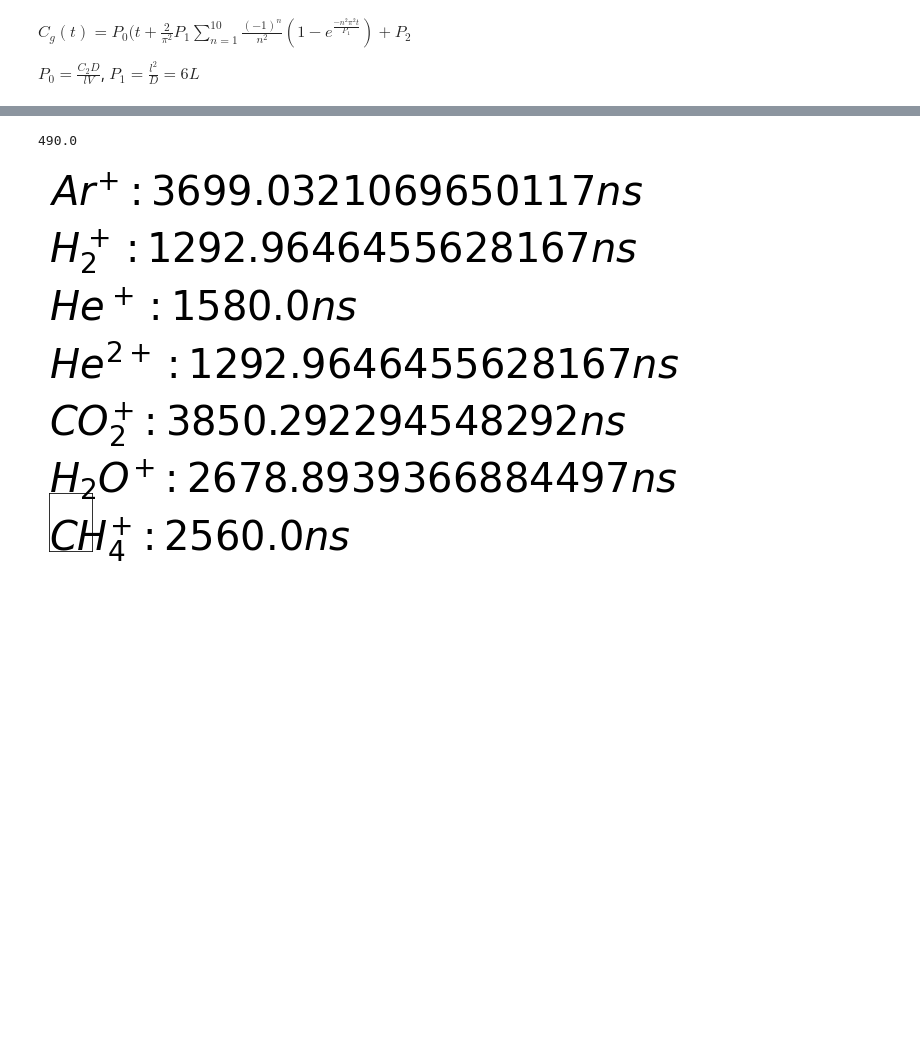
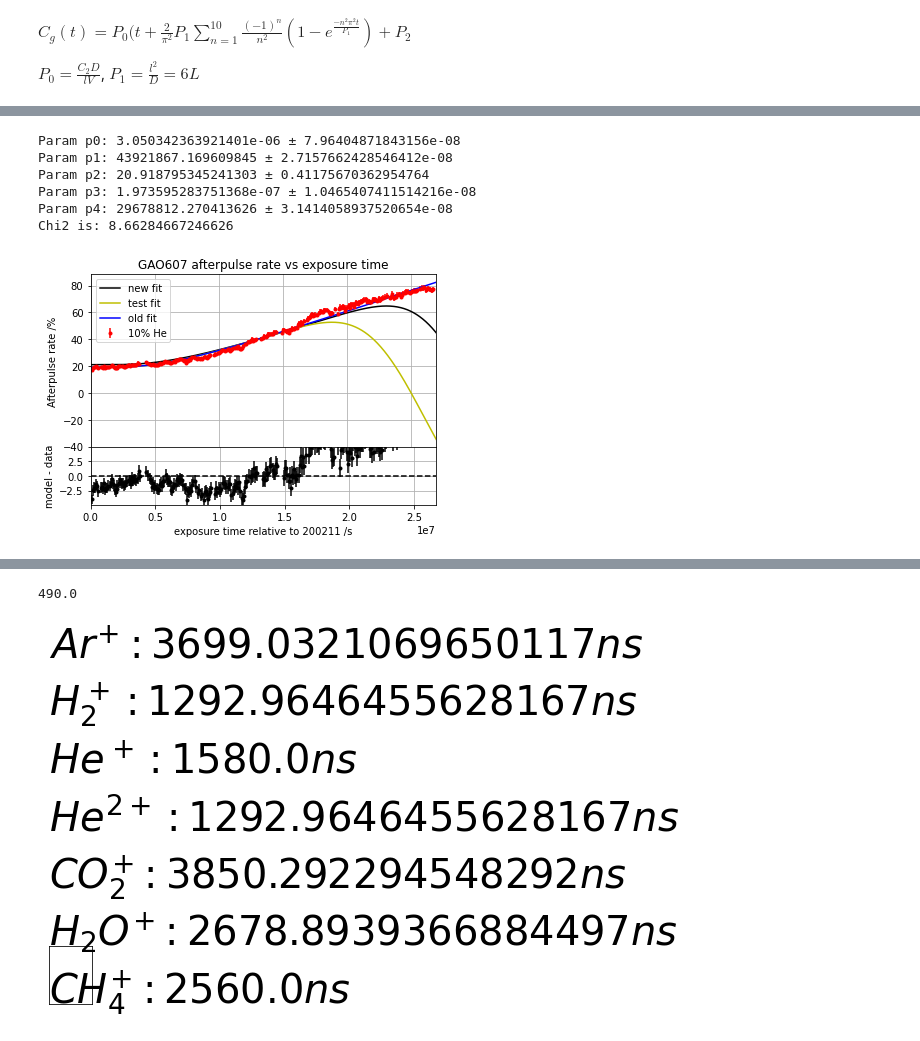
Before and after one commit to TomoPavicic/PMT-ShapeAnalysis, a Jupyter notebook: pmt_he_study/summary_files/modelling_book.ipynb, the cells around one changed output, grey strips where cells are left out. Cells and saved outputs as stored; diff of their text form; code cells hidden in the pictures; blank space fills up the shorter version.

```diff
--- a/pmt_he_study/summary_files/modelling_book.ipynb
+++ b/pmt_he_study/summary_files/modelling_book.ipynb
@@ -169,3 +188,78 @@ plt.savefig("/Users/willquinn/Desktop/pmt_output_files/summary_plots/model_resid
+# %%
+from scipy.special import erf
+
+my_x = np.array(date[mid+1:-2])
+my_y = np.array(apulse_rates[mid+1:-2])
+my_y_err = np.array(apulse_rates_err[mid+1:-2])
+
+def model_eps(t, p0, p1, p2, p3,p4):
+    y = []
+    for i in range(len(t)):
+        temp = 0
+        for n in range(1,11):
+            temp += ((-1)**n/n**2)*(1 - np.exp(-(n**2)*(np.pi**2)*t[i]/p1))
+        f2 = (2/np.pi**2)*p1*temp
+        y.append(erf((p4-t[i])*p3)*(p0*(t[i] + f2) + p2))
+    return y
+
+sw = 0.1
+p0 = popt[0]
+p1 = popt[1]
+p2 = popt[2]
+p3 = 0.000000001
+p4 = 1.5e7
+p_guess = [p0, p1, p2, p3,p4]
+p_bounds = [[p0*(1-sw),p1*(1-sw),p2*(1-sw),0,1e7],[p0*(1+sw),p1*(1+sw),p2*(1+sw),0.000001,3e7]]
+
+popt_, pcov_ = curve_fit(model_eps, my_x, my_y, sigma=my_y_err, p0=p_guess,
+                           bounds=p_bounds, maxfev=10000)
+chi_2_ = chi2(my_y, my_y_err, model_eps(my_x, *popt_), len(popt_))
+
+for i in range(len(popt_)):
+    print('Param p{}: {} ± {}'.format(i, popt_[i], np.sqrt(pcov_[i,i])))
+
+print('Chi2 is:', chi_2)
+# %% [output]
+Param p0: 3.050342363921401e-06 ± 7.96404871843156e-08
+Param p1: 43921867.169609845 ± 2.7157662428546412e-08
+Param p2: 20.918795345241303 ± 0.41175670362954764
+Param p3: 1.973595283751368e-07 ± 1.0465407411514216e-08
+Param p4: 29678812.270413626 ± 3.1414058937520654e-08
+Chi2 is: 8.66284667246626
+# %%
+#PLOT
+fig1 = plt.figure(1)
+#Plot Data-model
+frame1=fig1.add_axes((.1,.3,.8,.6))
+#xstart, ystart, xend, yend [units are fraction of the image frame, from bottom left corner]
+plt.errorbar(my_x, my_y, yerr=my_y_err,fmt="r.", label="10% He")
+plt.plot(x_range, model_eps(x_range, *popt_), 'k', label="new fit")
+plt.plot(x_range, model_eps(x_range, *popt, 0.0000002, 2.5e7), 'y', label="test fit")
+plt.plot(x_range, model(x_range, *popt), 'b', label="old fit")
+frame1.set_xticklabels([]) #Remove x-tic labels for the first frame
+plt.xlim(0,date[-1])
+plt.grid()
+plt.ylabel("Afterpulse rate /%")
+plt.title("GAO607 afterpulse rate vs exposure time")
+plt.legend()
+
+#Residual plot
+frame2=fig1.add_axes((.1,.1,.8,.2))
+'''plt.plot(date[mid+1:], residual(np.array(apulse_rates[mid+1:]),
+                                model(date[mid+1:], *popt),
+                                np.array(apulse_rates_err[mid+1:])), 'k.')'''
+plt.errorbar(my_x, my_y - model_eps(my_x, *popt_),
+                                yerr=my_y_err, fmt='k.')
+plt.ylim(-4.9,4.9)
+plt.xlim(0,my_x[-1])
+plt.axhline(0,ls='--', color='k')
+plt.grid()
+plt.ylabel("model - data")
+plt.xlabel("exposure time relative to 200211 /s")
+plt.tight_layout()
+plt.savefig("/Users/willquinn/Desktop/pmt_output_files/summary_plots/model_residual_eps.png")
+# %% [output]
+[figure, added]
 # %%
 '''#PLOT
 x_range_exp = np.linspace(0,exposure[-1],1000)
```
Also changed, not shown: parts of 11 cells of this notebook, 2 other files.
